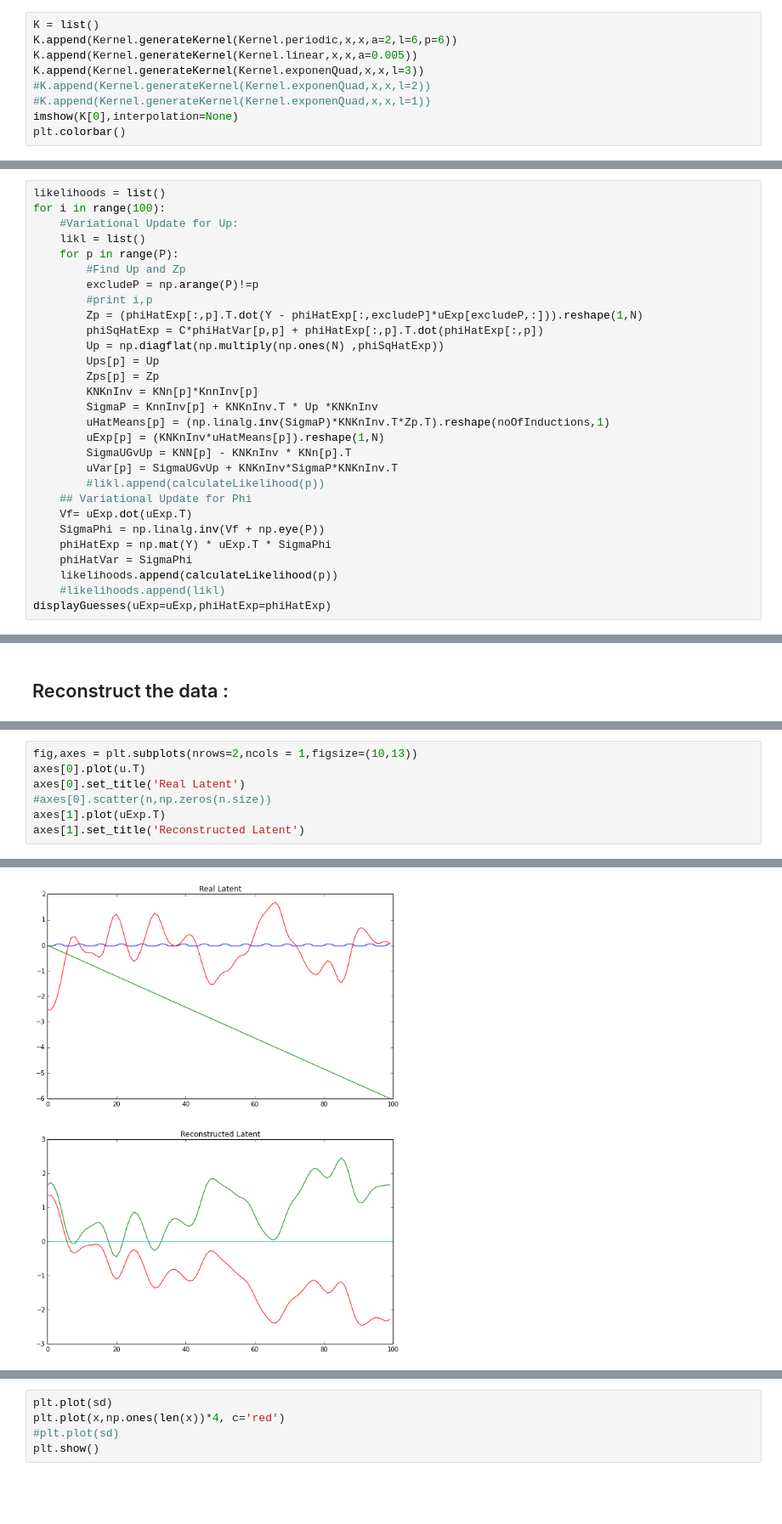
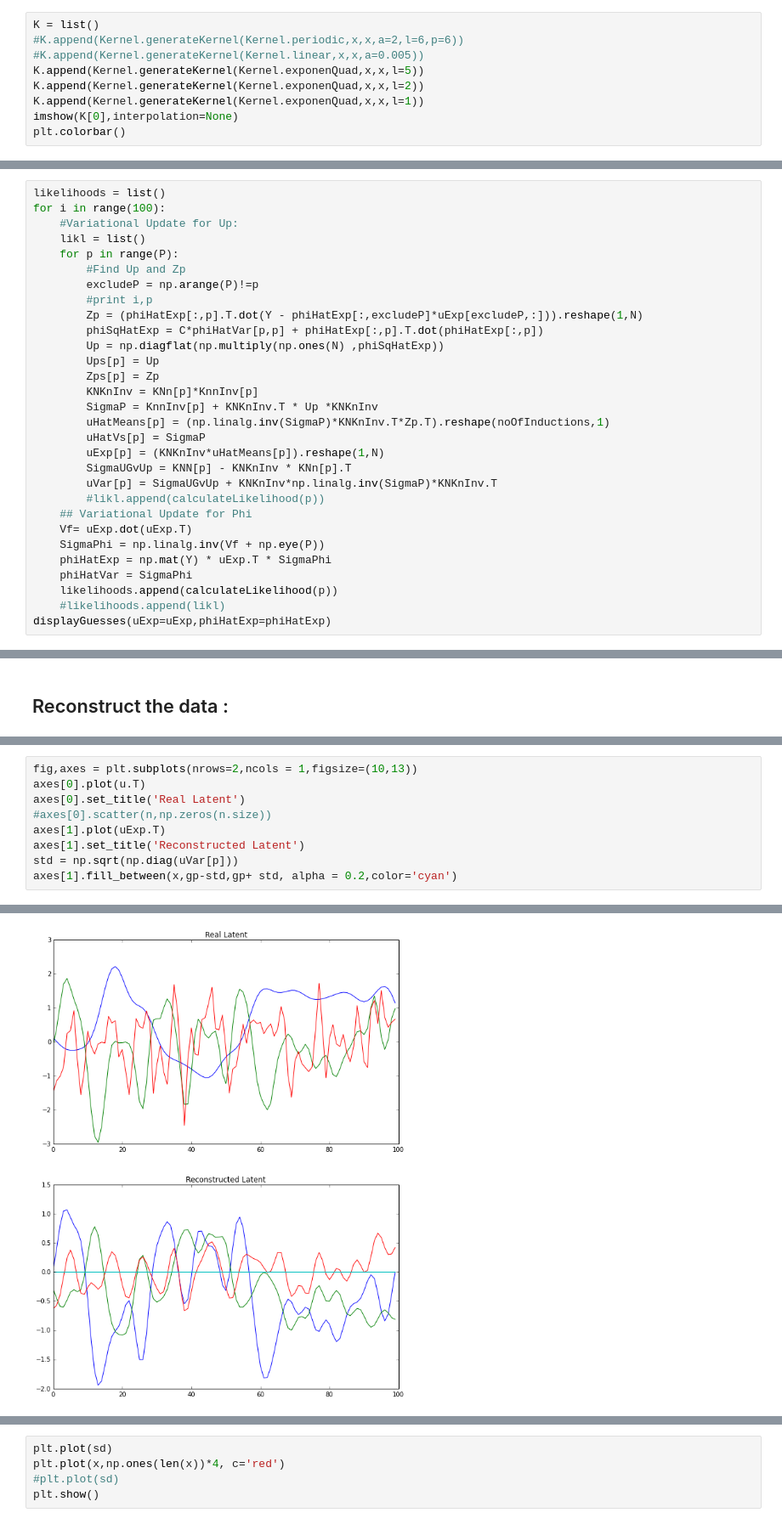
Before and after one commit to sudhNau/Baysian, a Jupyter notebook: SLFM Intro.ipynb, the cells around one changed output, grey strips where cells are left out. Shown at 85% size. Cells and saved outputs as stored; diff of their text form; blank space fills up the shorter version.

```diff
--- a/SLFM Intro.ipynb
+++ b/SLFM Intro.ipynb
@@ -91,11 +91,11 @@ class Kernel:
         return np.mat(kernel)
 # %%
 K = list()
-K.append(Kernel.generateKernel(Kernel.periodic,x,x,a=2,l=6,p=6))
-K.append(Kernel.generateKernel(Kernel.linear,x,x,a=0.005))
-K.append(Kernel.generateKernel(Kernel.exponenQuad,x,x,l=3))
-#K.append(Kernel.generateKernel(Kernel.exponenQuad,x,x,l=2))
-#K.append(Kernel.generateKernel(Kernel.exponenQuad,x,x,l=1))
+#K.append(Kernel.generateKernel(Kernel.periodic,x,x,a=2,l=6,p=6))
+#K.append(Kernel.generateKernel(Kernel.linear,x,x,a=0.005))
+K.append(Kernel.generateKernel(Kernel.exponenQuad,x,x,l=5))
+K.append(Kernel.generateKernel(Kernel.exponenQuad,x,x,l=2))
+K.append(Kernel.generateKernel(Kernel.exponenQuad,x,x,l=1))
 imshow(K[0],interpolation=None)
 plt.colorbar()
 # %% [output]
@@ -251,9 +255,10 @@ for i in range(100):
         KNKnInv = KNn[p]*KnnInv[p]
         SigmaP = KnnInv[p] + KNKnInv.T * Up *KNKnInv
         uHatMeans[p] = (np.linalg.inv(SigmaP)*KNKnInv.T*Zp.T).reshape(noOfInductions,1)
+        uHatVs[p] = SigmaP
         uExp[p] = (KNKnInv*uHatMeans[p]).reshape(1,N)
         SigmaUGvUp = KNN[p] - KNKnInv * KNn[p].T
-        uVar[p] = SigmaUGvUp + KNKnInv*SigmaP*KNKnInv.T
+        uVar[p] = SigmaUGvUp + KNKnInv*np.linalg.inv(SigmaP)*KNKnInv.T
         #likl.append(calculateLikelihood(p))
     ## Variational Update for Phi
     Vf= uExp.dot(uExp.T)
@@ -294,10 +299,12 @@ axes[1].set_title('Reconstructed Phi')
 # %%
 fig,axes = plt.subplots(nrows=2,ncols = 1,figsize=(10,13))
 axes[0].plot(u.T)
 axes[0].set_title('Real Latent')
 #axes[0].scatter(n,np.zeros(n.size))
 axes[1].plot(uExp.T)
 axes[1].set_title('Reconstructed Latent')
+std = np.sqrt(np.diag(uVar[p]))
+axes[1].fill_between(x,gp-std,gp+ std, alpha = 0.2,color='cyan')
 # %% [output]
 <matplotlib.text.Text at 0x...>
-[figure, old version]
+[figure, new version]
```
Also changed, not shown: parts of 12 cells of this notebook, 2 other files.
